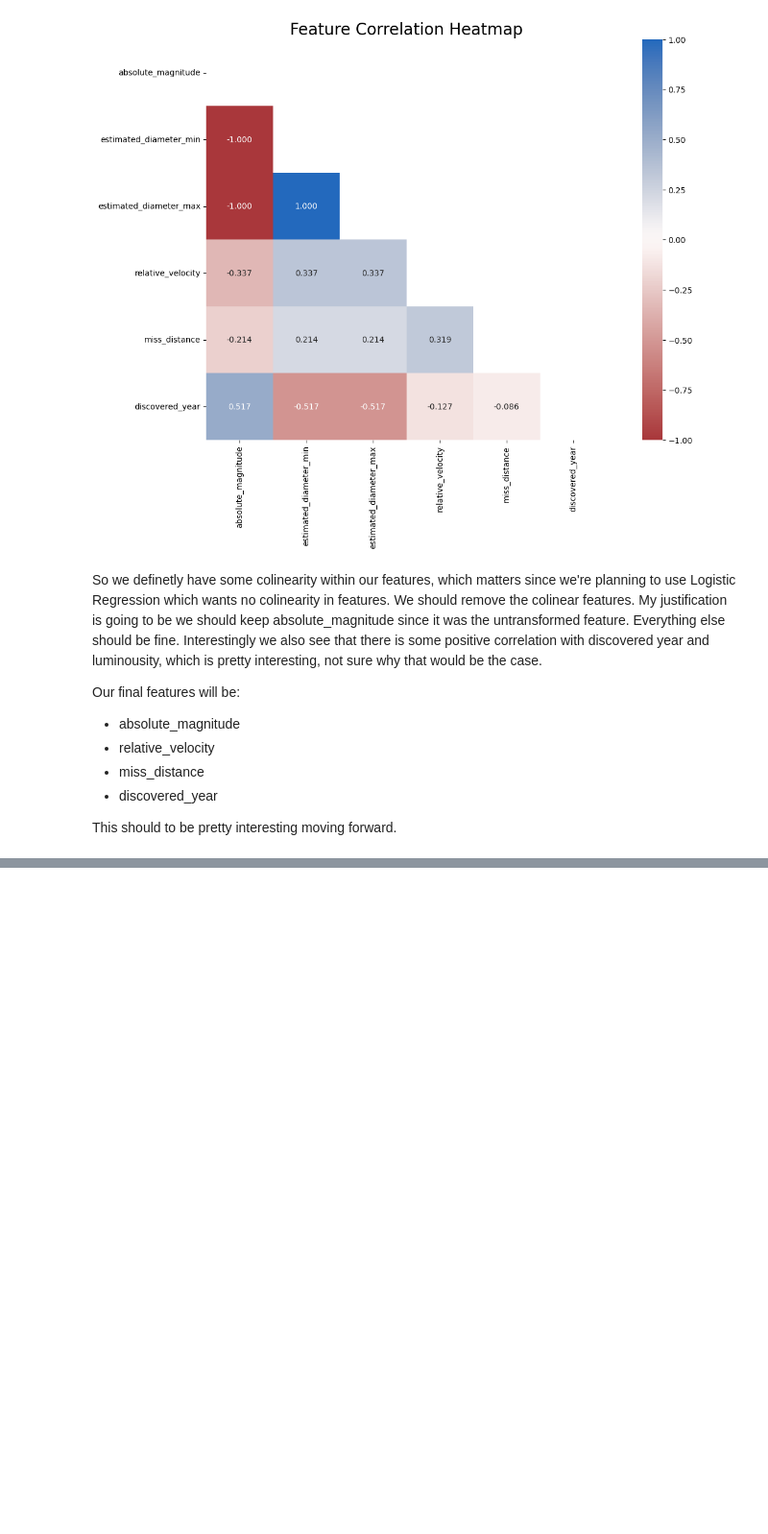
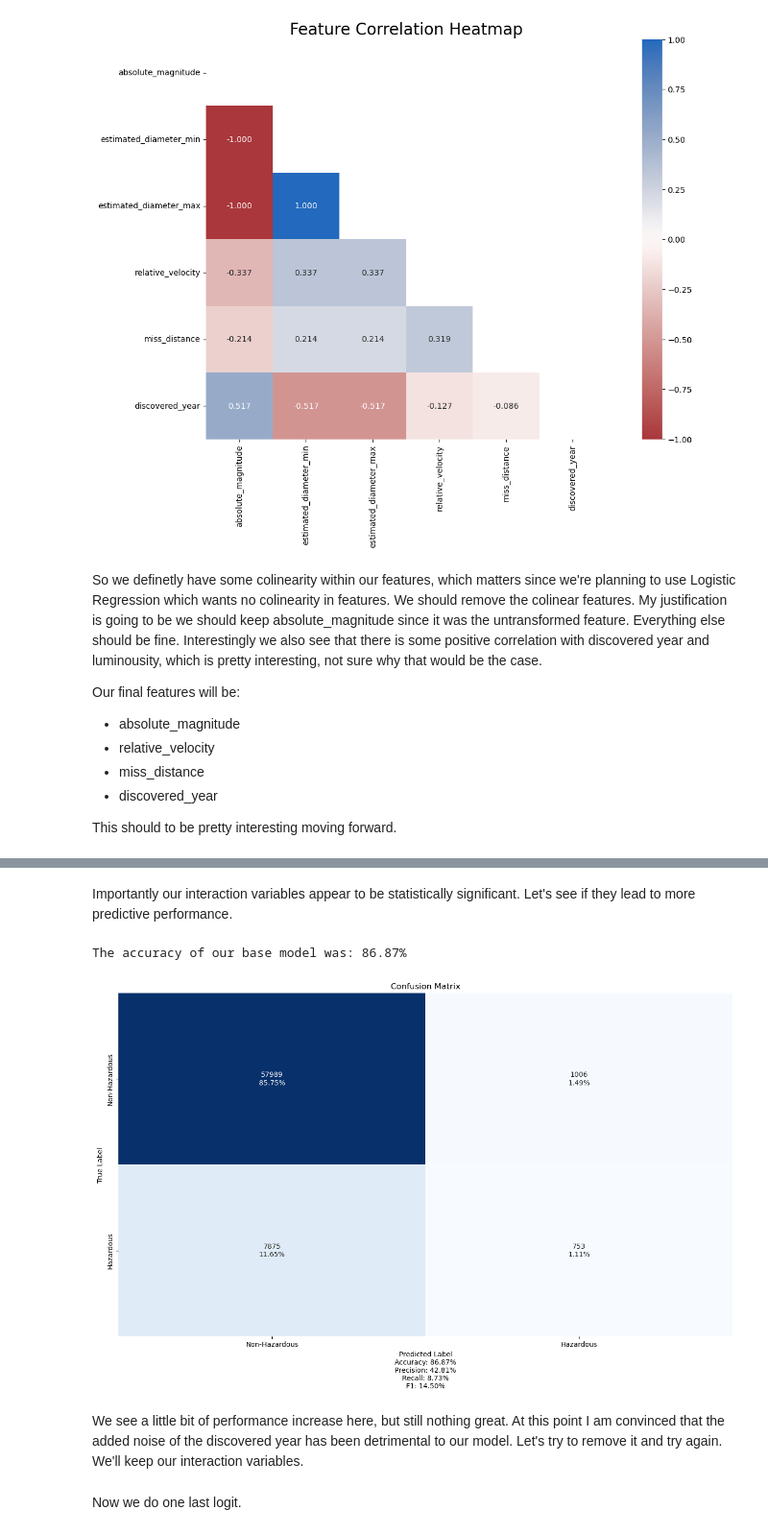
Before and after one commit to SullyRC/Nearest-Earth-Objects-Analysis, a Jupyter notebook: Nearest Object Classification.ipynb, the cells around one changed output, grey strips where cells are left out. Shown at 96% size. Drawn from its saved outputs; the diff is of its cells as text; code cells hidden in the pictures; blank space fills up the shorter version.

```diff
--- a/Nearest Object Classification.ipynb
+++ b/Nearest Object Classification.ipynb
@@ -369,0 +668,3 @@ This should to be pretty interesting moving forward.
+# %%
+interaction_logit = sma.Logit(y_train.reset_index(drop=True),sma.add_constant(X_train_interaction)).fit()
+print(interaction_logit.summary())
@@ -369,0 +689,16 @@ This should to be pretty interesting moving forward.
+# %% [markdown]
+Importantly our interaction variables appear to be statistically significant. Let's see if they lead to more predictive performance.
+# %%
+y_prob_interaction = interaction_logit.predict(sma.add_constant(X_test_interaction))
+y_predicted_interaction = round(y_prob_interaction)
+
+print(f"The accuracy of our base model was: {accuracy_score(y_test,y_predicted_interaction)*100:.2f}%")
+make_confusion_matrix(y_test,y_predicted_interaction,cmap='Blues',
+                      cbar=False,xticklabels=['Non-Hazardous','Hazardous'],
+                     yticklabels=['Non-Hazardous','Hazardous'],
+                     title='Confusion Matrix')
+# %% [output]
+The accuracy of our base model was: 86.87%
+[figure, added]
+# %% [markdown]
+We see a little bit of performance increase here, but still nothing great. At this point I am convinced that the added noise of the discovered year has been detrimental to our model. Let's try to remove it and try again. We'll keep our interaction variables.
@@ -369,0 +717,2 @@ This should to be pretty interesting moving forward.
+# %% [markdown]
+Now we do one last logit.
```
Also changed, not shown: parts of 72 cells of this notebook.
